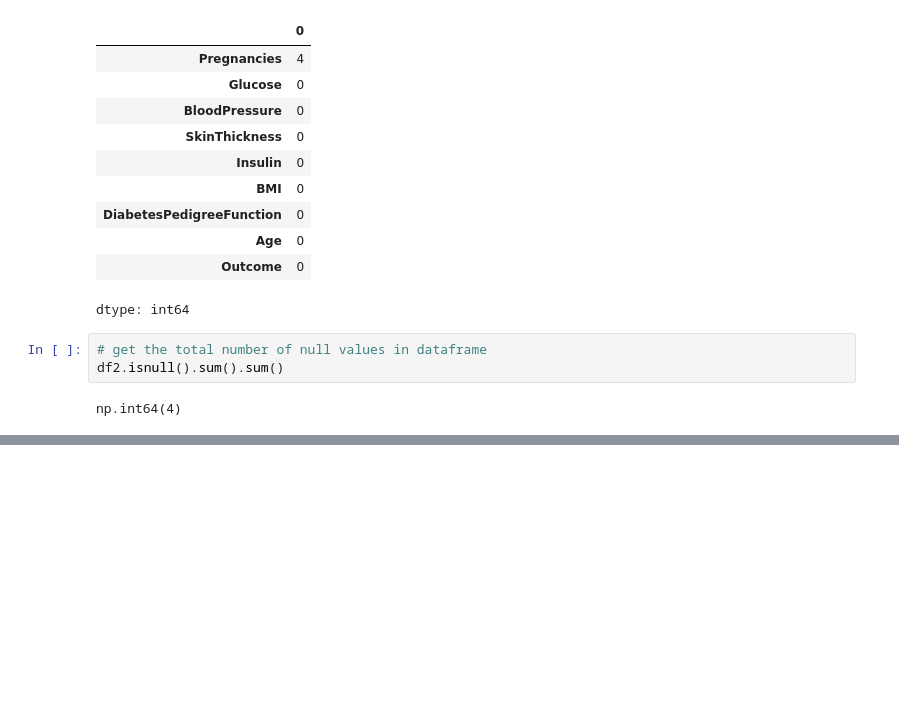
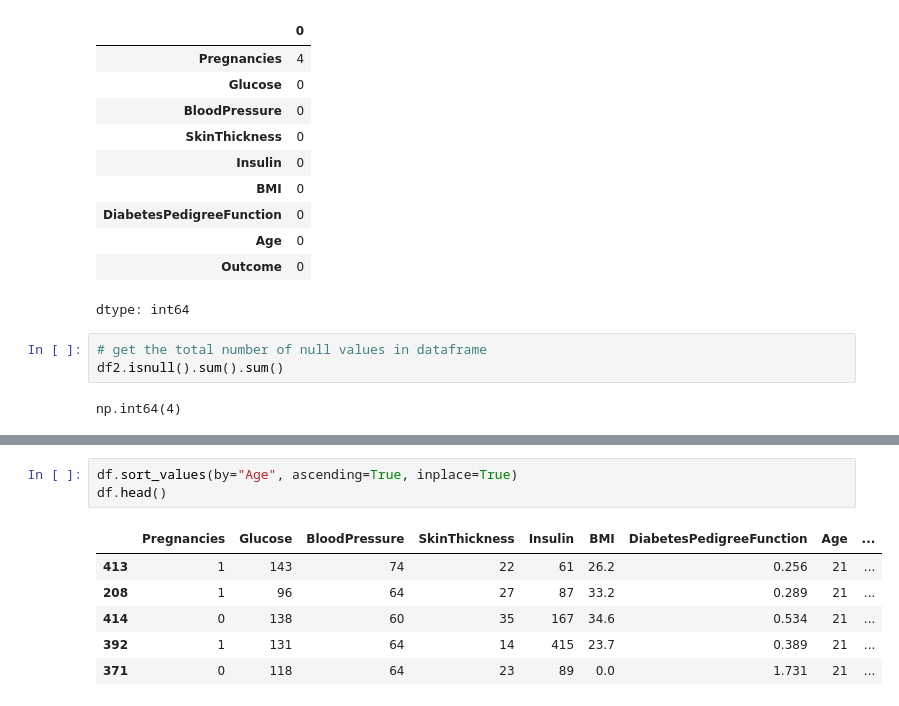
Before and after one commit to mm10111/scaling-octo-engine, a Jupyter notebook: pandas_tutorial.ipynb, the cells around one changed output, grey strips where cells are left out. Cells and saved outputs as stored; diff of their text form; blank space fills up the shorter version.

```diff
--- a/pandas_tutorial.ipynb
+++ b/pandas_tutorial.ipynb
@@ -271,0 +283,10 @@ np.int64(4)
+# %%
+df.sort_values(by="Age", ascending=True, inplace=True)
+df.head()
+# %% [output]
+|  | Pregnancies | Glucose | BloodPressure | SkinThickness | Insulin | BMI | DiabetesPedigreeFunction | Age | ... |
+| 413 | 1 | 143 | 74 | 22 | 61 | 26.2 | 0.256 | 21 | ... |
+| 208 | 1 | 96 | 64 | 27 | 87 | 33.2 | 0.289 | 21 | ... |
+| 414 | 0 | 138 | 60 | 35 | 167 | 34.6 | 0.534 | 21 | ... |
+| 392 | 1 | 131 | 64 | 14 | 415 | 23.7 | 0.389 | 21 | ... |
+| 371 | 0 | 118 | 64 | 23 | 89 | 0.0 | 1.731 | 21 | ... |
```
Also changed, not shown: parts of 8 cells of this notebook.
